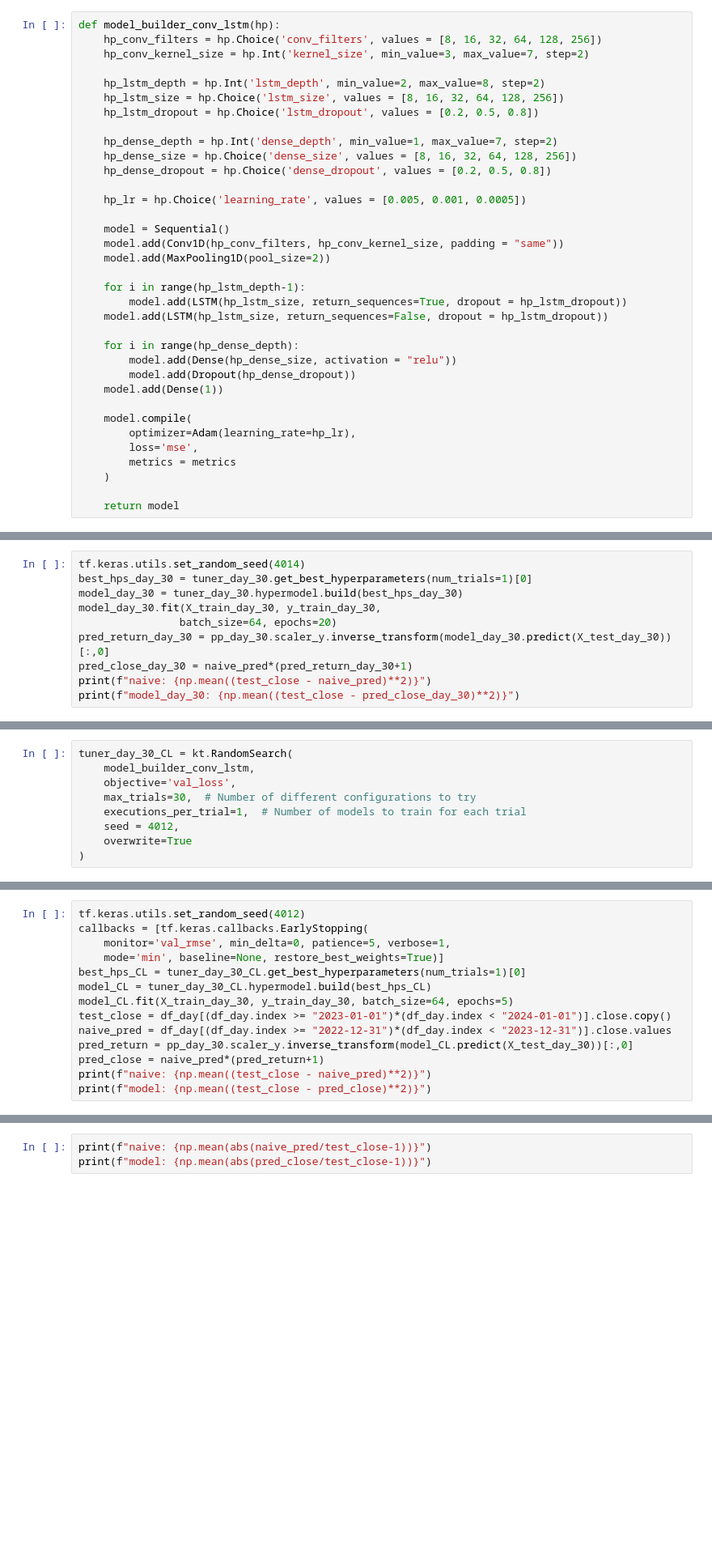
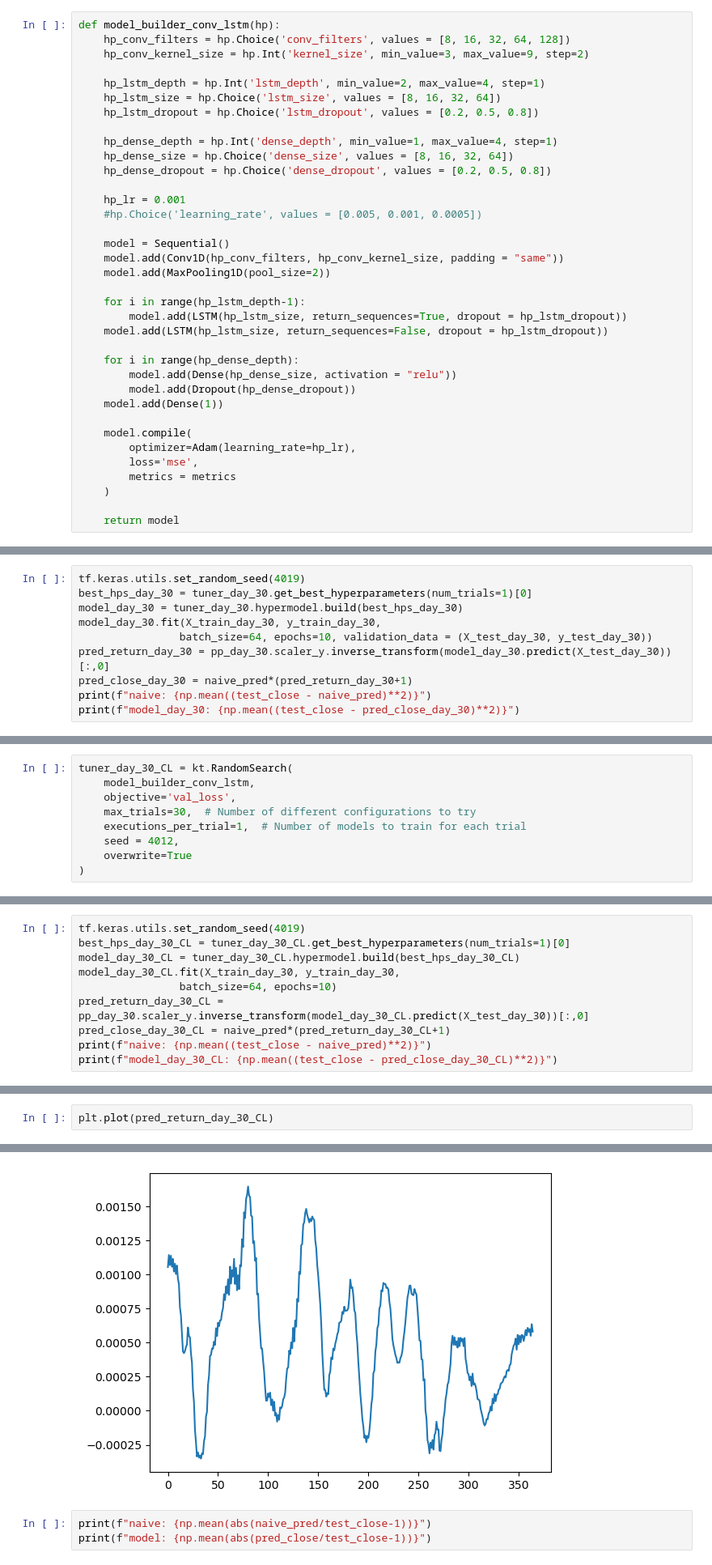
Before and after one commit to Daconic/STAT4012_Group2, a Jupyter notebook: Sunny/lstm.ipynb, the cells around one changed output, grey strips where cells are left out. Shown at 81% size. Drawn from its saved outputs; the diff is of its cells as text; blank space fills up the shorter version.

```diff
--- a/Sunny/lstm.ipynb
+++ b/Sunny/lstm.ipynb
@@ -352,18 +278,19 @@ def model_builder_lstm(hp):
     return model
 # %%
 def model_builder_conv_lstm(hp):
-    hp_conv_filters = hp.Choice('conv_filters', values = [8, 16, 32, 64, 128, 256])
-    hp_conv_kernel_size = hp.Int('kernel_size', min_value=3, max_value=7, step=2)
+    hp_conv_filters = hp.Choice('conv_filters', values = [8, 16, 32, 64, 128])
+    hp_conv_kernel_size = hp.Int('kernel_size', min_value=3, max_value=9, step=2)
 
-    hp_lstm_depth = hp.Int('lstm_depth', min_value=2, max_value=8, step=2)
-    hp_lstm_size = hp.Choice('lstm_size', values = [8, 16, 32, 64, 128, 256])
+    hp_lstm_depth = hp.Int('lstm_depth', min_value=2, max_value=4, step=1)
+    hp_lstm_size = hp.Choice('lstm_size', values = [8, 16, 32, 64])
     hp_lstm_dropout = hp.Choice('lstm_dropout', values = [0.2, 0.5, 0.8])
 
-    hp_dense_depth = hp.Int('dense_depth', min_value=1, max_value=7, step=2)
-    hp_dense_size = hp.Choice('dense_size', values = [8, 16, 32, 64, 128, 256])
+    hp_dense_depth = hp.Int('dense_depth', min_value=1, max_value=4, step=1)
+    hp_dense_size = hp.Choice('dense_size', values = [8, 16, 32, 64])
     hp_dense_dropout = hp.Choice('dense_dropout', values = [0.2, 0.5, 0.8])
 
-    hp_lr = hp.Choice('learning_rate', values = [0.005, 0.001, 0.0005])
+    hp_lr = 0.001
+    #hp.Choice('learning_rate', values = [0.005, 0.001, 0.0005])
 
     model = Sequential()
     model.add(Conv1D(hp_conv_filters, hp_conv_kernel_size, padding = "same"))
@@ -508,9 +441,9 @@ Total elapsed time: 00h 16m 35s
 # %%
-tf.keras.utils.set_random_seed(4014)
+tf.keras.utils.set_random_seed(4019)
 best_hps_day_30 = tuner_day_30.get_best_hyperparameters(num_trials=1)[0]
 model_day_30 = tuner_day_30.hypermodel.build(best_hps_day_30)
 model_day_30.fit(X_train_day_30, y_train_day_30,
-                batch_size=64, epochs=20)
+                batch_size=64, epochs=10, validation_data = (X_test_day_30, y_test_day_30))
 pred_return_day_30 = pp_day_30.scaler_y.inverse_transform(model_day_30.predict(X_test_day_30))[:,0]
 pred_close_day_30 = naive_pred*(pred_return_day_30+1)
 print(f"naive: {np.mean((test_close - naive_pred)**2)}")
@@ -680,15 +608,11 @@ Total elapsed time: 00h 08m 40s
 # %%
-tf.keras.utils.set_random_seed(4012)
-callbacks = [tf.keras.callbacks.EarlyStopping(
-    monitor='val_rmse', min_delta=0, patience=5, verbose=1,
-    mode='min', baseline=None, restore_best_weights=True)]
-best_hps_CL = tuner_day_30_CL.get_best_hyperparameters(num_trials=1)[0]
-model_CL = tuner_day_30_CL.hypermodel.build(best_hps_CL)
-model_CL.fit(X_train_day_30, y_train_day_30, batch_size=64, epochs=5)
-test_close = df_day[(df_day.index >= "2023-01-01")*(df_day.index < "2024-01-01")].close.copy()
-naive_pred = df_day[(df_day.index >= "2022-12-31")*(df_day.index < "2023-12-31")].close.values
-pred_return = pp_day_30.scaler_y.inverse_transform(model_CL.predict(X_test_day_30))[:,0]
-pred_close = naive_pred*(pred_return+1)
+tf.keras.utils.set_random_seed(4019)
+best_hps_day_30_CL = tuner_day_30_CL.get_best_hyperparameters(num_trials=1)[0]
+model_day_30_CL = tuner_day_30_CL.hypermodel.build(best_hps_day_30_CL)
+model_day_30_CL.fit(X_train_day_30, y_train_day_30,
+                batch_size=64, epochs=10)
+pred_return_day_30_CL = pp_day_30.scaler_y.inverse_transform(model_day_30_CL.predict(X_test_day_30))[:,0]
+pred_close_day_30_CL = naive_pred*(pred_return_day_30_CL+1)
 print(f"naive: {np.mean((test_close - naive_pred)**2)}")
-print(f"model: {np.mean((test_close - pred_close)**2)}")
+print(f"model_day_30_CL: {np.mean((test_close - pred_close_day_30_CL)**2)}")
 # %% [output]
@@ -695,0 +636,3 @@ NameError: name 'tuner_day_30_CL' is not defined
+# %%
+plt.plot(pred_return_day_30_CL)
+# %% [output]
@@ -696,3 +640,4 @@ NameError: name 'tuner_day_30_CL' is not defined
+[figure, added]
 # %%
 print(f"naive: {np.mean(abs(naive_pred/test_close-1))}")
 print(f"model: {np.mean(abs(pred_close/test_close-1))}")
```
Also changed, not shown: parts of 79 cells of this notebook.
